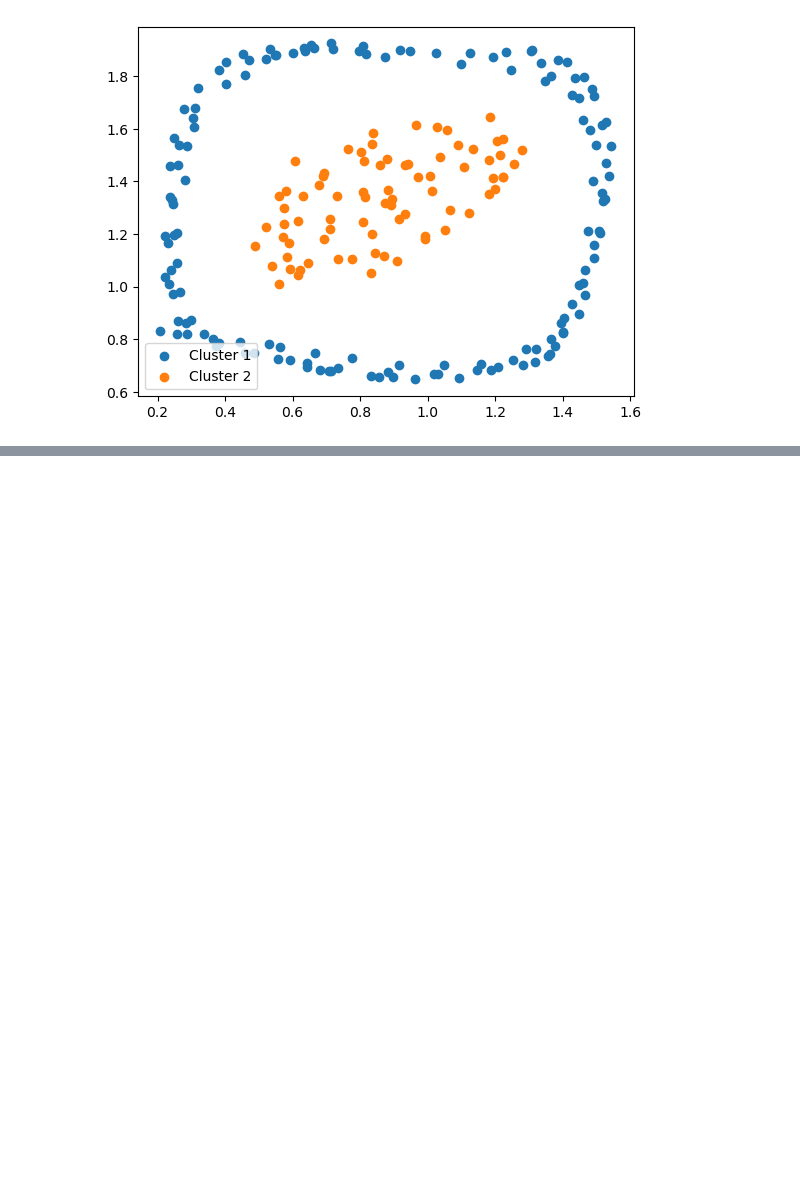
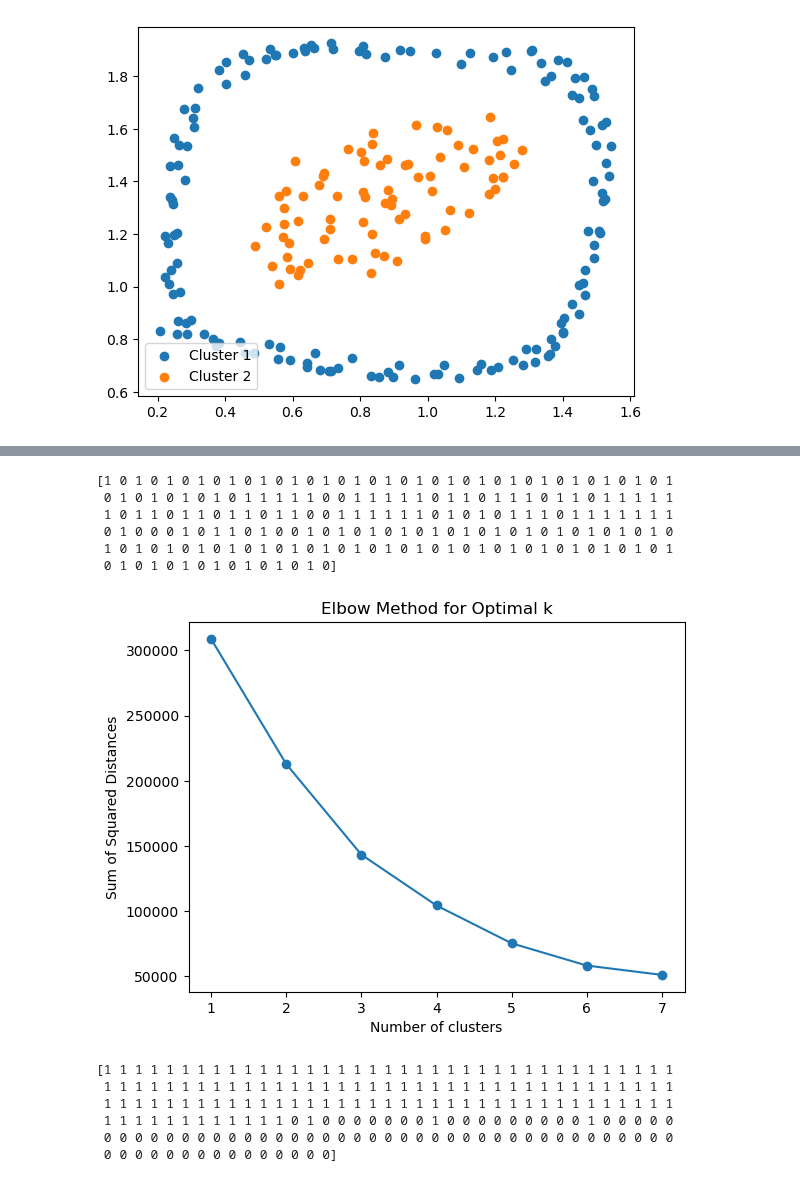
Before and after one commit to jzy0040/PythonIntroAndDataModeling, a Jupyter notebook: notebooks/BAN7101BusinessAnalytics/UnsupervisedLearning.ipynb, the cells around one changed output, grey strips where cells are left out. Saved outputs shown, nothing was run; the diff lists cells and outputs as text; code cells hidden in the pictures; blank space fills up the shorter version.

```diff
--- a/notebooks/BAN7101BusinessAnalytics/UnsupervisedLearning.ipynb
+++ b/notebooks/BAN7101BusinessAnalytics/UnsupervisedLearning.ipynb
@@ -144,0 +219,3 @@ plt.show()
+# %%
+mallData['Gender_num'] = mallData['Gender'].astype('category').cat.codes
+mallData
@@ -144,0 +236,3 @@ plt.show()
+# %%
+mallData.drop(['CustomerID', 'Gender'], axis = 1, inplace = True)
+mallData
@@ -144,0 +253,3 @@ plt.show()
+# %%
+mallDataCleaned = mallData.to_numpy()
+mallDataCleaned
@@ -144,0 +274,44 @@ plt.show()
+# %%
+from sklearn.cluster import AgglomerativeClustering
+from sklearn.cluster import KMeans
+
+# mute the warning message.
+import warnings
+warnings.filterwarnings('ignore')
+
+KmeanCluster = KMeans(n_clusters = 2)
+KmeanCluster.fit_predict(mallDataCleaned)
+print(KmeanCluster.labels_)
+# %% [output]
+[1 0 1 0 1 0 1 0 1 0 1 0 1 0 1 0 1 0 1 0 1 0 1 0 1 0 1 0 1 0 1 0 1 0 1 0 1
+ 0 1 0 1 0 1 0 1 0 1 1 1 1 1 0 0 1 1 1 1 1 0 1 1 0 1 1 1 0 1 1 0 1 1 1 1 1
+ 1 0 1 1 0 1 1 0 1 1 0 1 1 0 0 1 1 1 1 1 1 0 1 0 1 0 1 1 1 0 1 1 1 1 1 1 1
+ 0 1 0 0 0 1 0 1 1 0 1 0 0 1 0 1 0 1 0 1 0 1 0 1 0 1 0 1 0 1 0 1 0 1 0 1 0
+ 1 0 1 0 1 0 1 0 1 0 1 0 1 0 1 0 1 0 1 0 1 0 1 0 1 0 1 0 1 0 1 0 1 0 1 0 1
+ 0 1 0 1 0 1 0 1 0 1 0 1 0 1 0]
+# %%
+ssd = []
+for k in range(1, 8):
+    kmeans = KMeans(n_clusters = k)
+    kmeans.fit(mallDataCleaned)
+    ssd.append(kmeans.inertia_)
+
+# Plot the elbow curve
+plt.plot(range(1, 8), ssd, marker='o')
+plt.xlabel('Number of clusters')
+plt.ylabel('Sum of Squared Distances')
+plt.title('Elbow Method for Optimal k')
+plt.show()
+# %% [output]
+[figure, added]
+# %%
+AggCluster = AgglomerativeClustering(n_clusters = 2, linkage = 'ward')
+AggCluster.fit_predict(mallDataCleaned)
+print(AggCluster.labels_)
+# %% [output]
+[1 1 1 1 1 1 1 1 1 1 1 1 1 1 1 1 1 1 1 1 1 1 1 1 1 1 1 1 1 1 1 1 1 1 1 1 1
+ 1 1 1 1 1 1 1 1 1 1 1 1 1 1 1 1 1 1 1 1 1 1 1 1 1 1 1 1 1 1 1 1 1 1 1 1 1
+ 1 1 1 1 1 1 1 1 1 1 1 1 1 1 1 1 1 1 1 1 1 1 1 1 1 1 1 1 1 1 1 1 1 1 1 1 1
+ 1 1 1 1 1 1 1 1 1 1 1 1 0 1 0 0 0 0 0 0 0 1 0 0 0 0 0 0 0 0 0 1 0 0 0 0 0
+ 0 0 0 0 0 0 0 0 0 0 0 0 0 0 0 0 0 0 0 0 0 0 0 0 0 0 0 0 0 0 0 0 0 0 0 0 0
+ 0 0 0 0 0 0 0 0 0 0 0 0 0 0 0]
```
Also changed, not shown: parts of 16 cells of this notebook, 1 other file.
